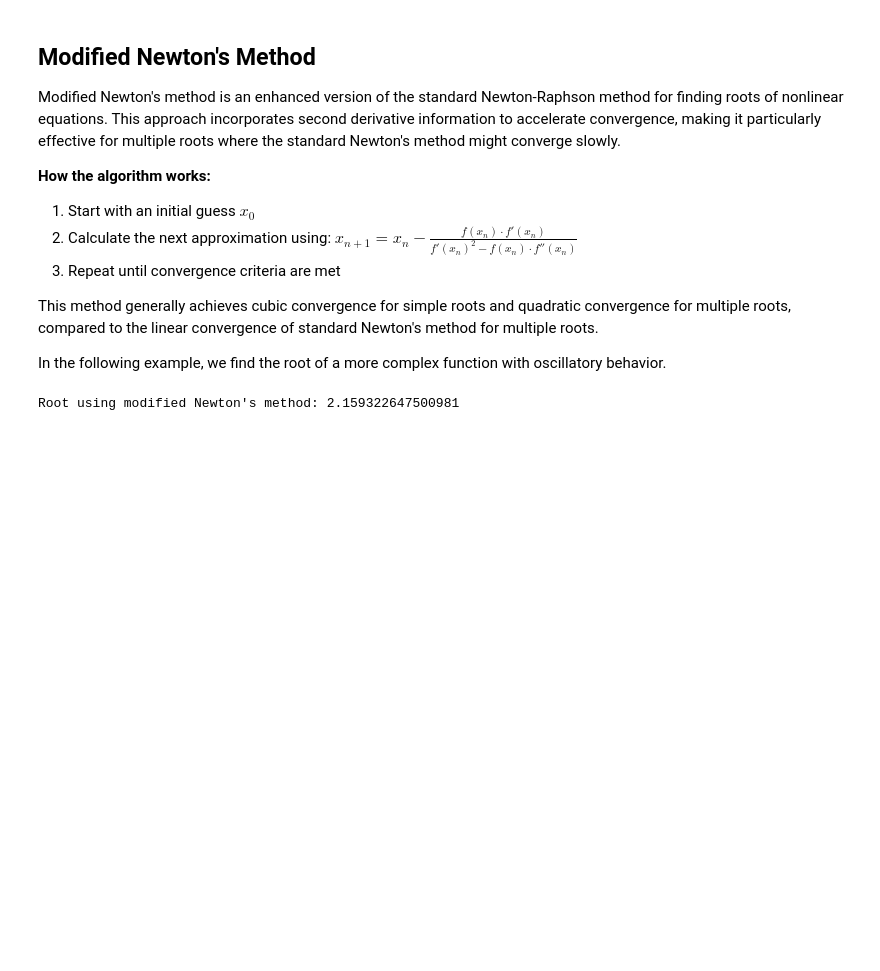
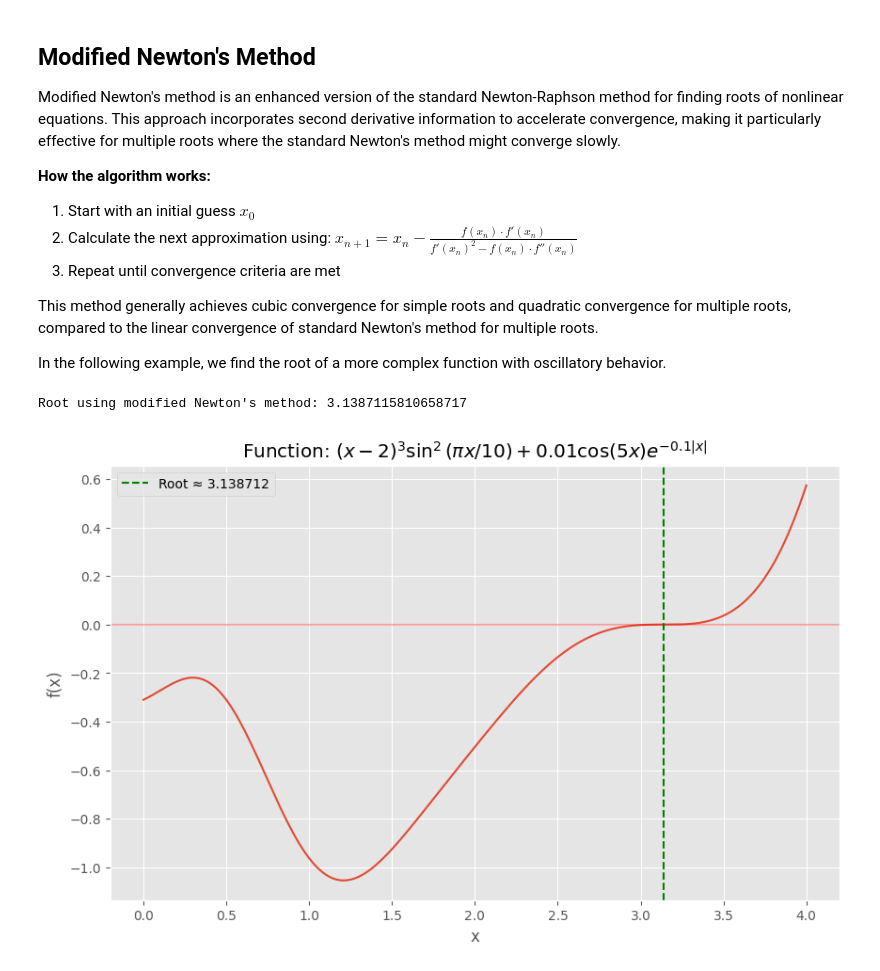
Before and after one commit to Zaprovic/numerical-algorithms, a Jupyter notebook: examples/01-roots.ipynb, the cells around one changed output. Drawn from its saved outputs; the diff is of its cells as text; code cells hidden in the pictures; blank space fills up the shorter version.

Commit message:
updated root finding example

```diff
--- a/examples/01-roots.ipynb
+++ b/examples/01-roots.ipynb
@@ -148,11 +148,29 @@ This method generally achieves cubic convergence for simple roots and quadratic
 In the following example, we find the root of a more complex function with oscillatory behavior.
 # %%
 from functions.roots import newtonMod
+import matplotlib.pyplot as plt
+plt.style.use('ggplot')
 
-f = lambda x: (x-2)**3 * np.sin(np.pi*x/10)**2 + 0.01*np.cos(5*x) * np.exp(-0.1*abs(x))
-x0 = 1
+f = lambda x: (x-np.pi)**3 * (np.sin(np.pi*x/10)**2 + 0.01*np.cos(5*x) * np.exp(-0.1*abs(x)))
+x0 = 3
 
 root,_,_,_ = newtonMod(f,x0)
 print(f"Root using modified Newton's method: {root}")
+
+
+x_vals = np.linspace(0, 4, 1000)
+y_vals = [f(x) for x in x_vals]
+
+plt.figure(figsize=(10, 6))
+plt.plot(x_vals, y_vals)
+plt.axhline(y=0, color='r', linestyle='-', alpha=0.3)
+plt.axvline(x=root, color='g', linestyle='--', label=f'Root ≈ {root:.6f}')
+plt.title('Function: $(x-2)^3 \\sin^2(\\pi x/10) + 0.01\\cos(5x)e^{-0.1|x|}$')
+plt.xlabel('x')
+plt.ylabel('f(x)')
+plt.legend()
+
+plt.show()
 # %% [output]
-Root using modified Newton's method: 2.159322647500981
+Root using modified Newton's method: 3.1387115810658717
+[figure, added]
```
